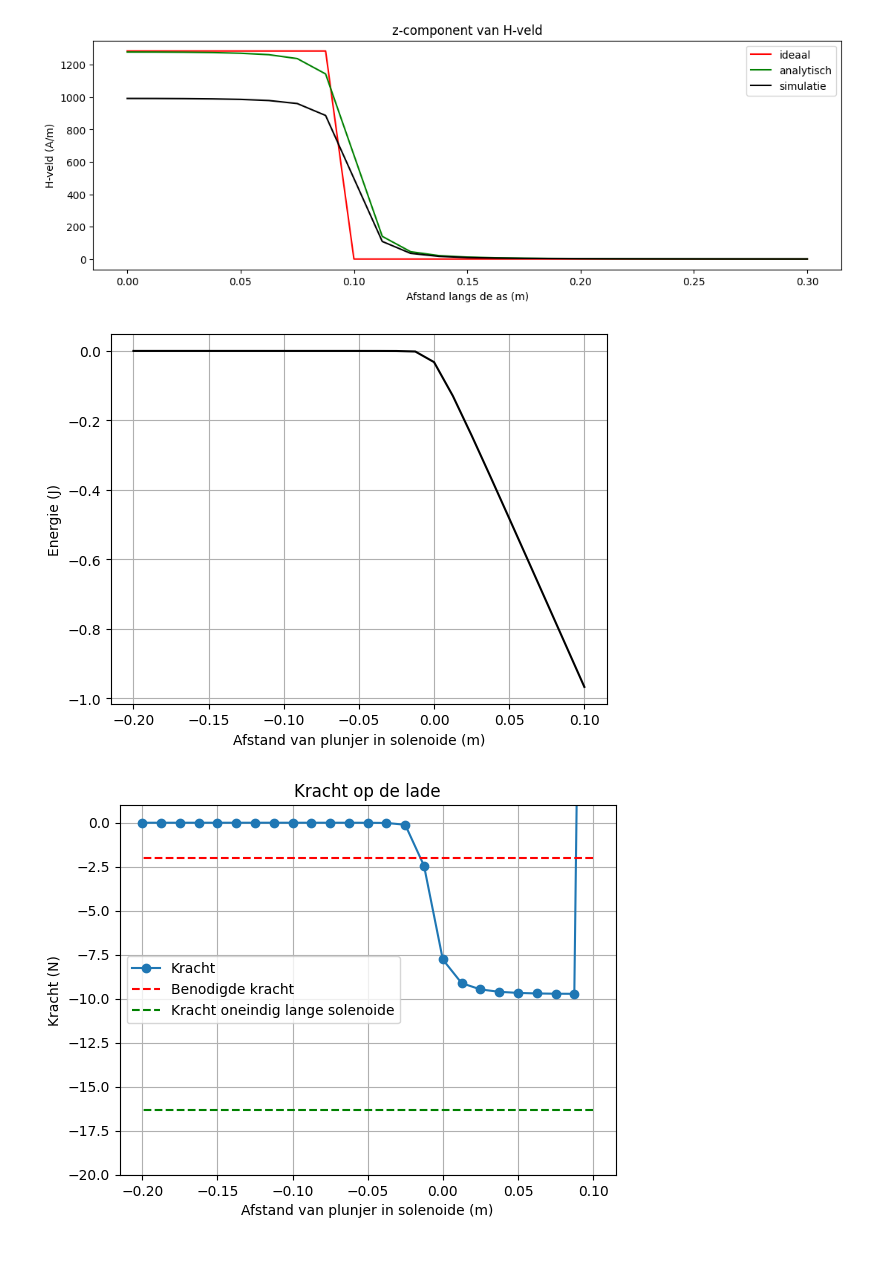
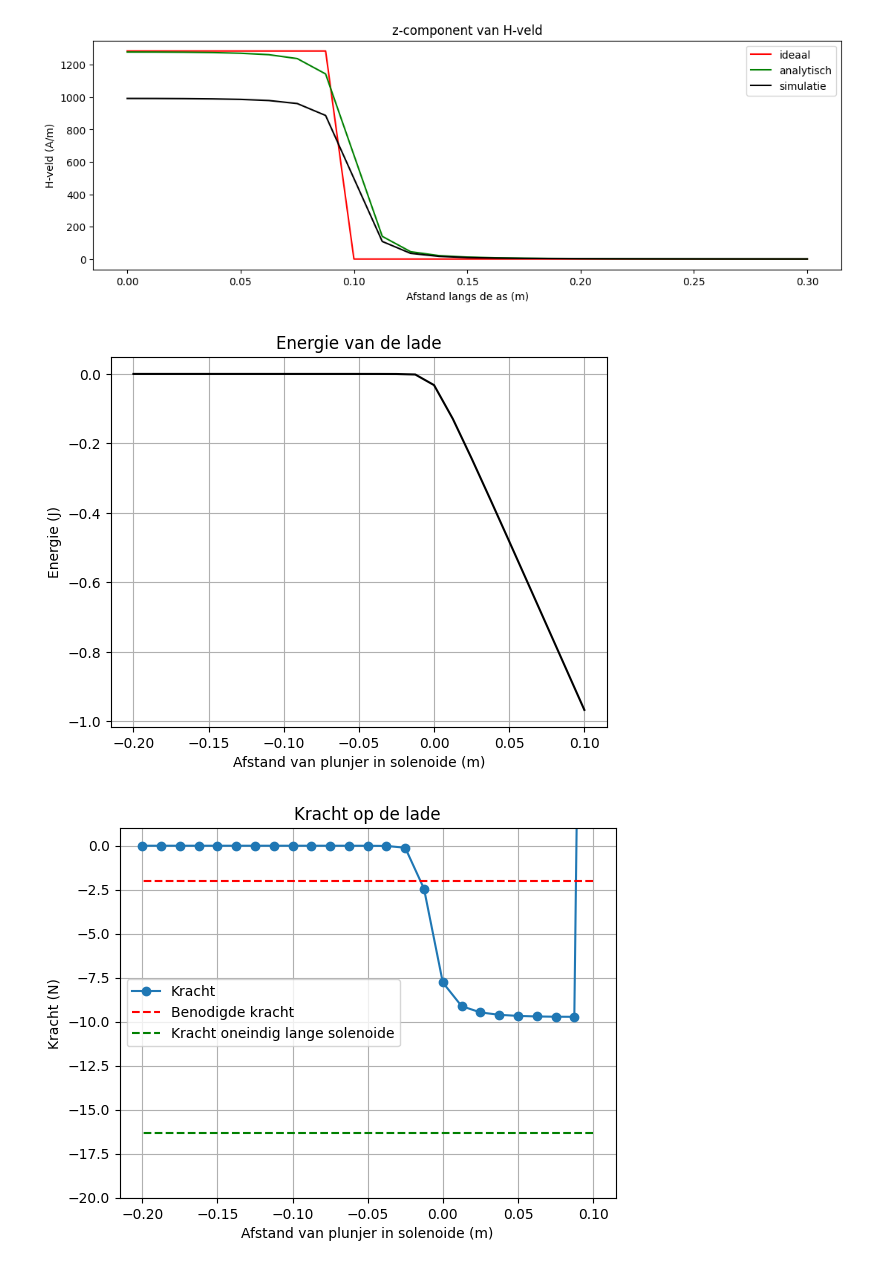
Before and after one commit to BobVill/opdrachten-DEF-D, a Jupyter notebook: KrachtactuatorOpdracht.ipynb, the cells around one changed output. Saved outputs shown, nothing was run; the diff lists cells and outputs as text; code cells hidden in the pictures.

```diff
--- a/KrachtactuatorOpdracht.ipynb
+++ b/KrachtactuatorOpdracht.ipynb
@@ -730,15 +732,16 @@ Ifield = 24
 # %%
 # integrate the field up to point z_p
 
 Wz=-0.5*np.pi*r_sol**2*np.cumsum(np.flipud(H_ax)*mu_r*mu_0*np.flipud(H_ax))*(z_ax[1] - z_ax[0])
 
 plt.plot(L_sol/2 - z_ax, np.flipud(Wz), '-k')
+plt.title('Energie van de lade')
 plt.xlabel('Afstand van plunjer in solenoide (m)')
 plt.ylabel('Energie (J)')
 plt.grid()
 plt.show()
 # %% [output]
-[figure, old version]
+[figure, new version]
 # %%
 force_analytical = -mu_0*mu_r*np.pi*r_sol**2*omwentelingen**2*I**2/2/L_sol**2 # Kracht uitrekenen numeriek
 force_numerical=np.diff(Wz, n=1, append=[0])/(z_ax[1] - z_ax[0]) # Kracht uitrekenen
```
Also changed, not shown: parts of 3 cells of this notebook.
